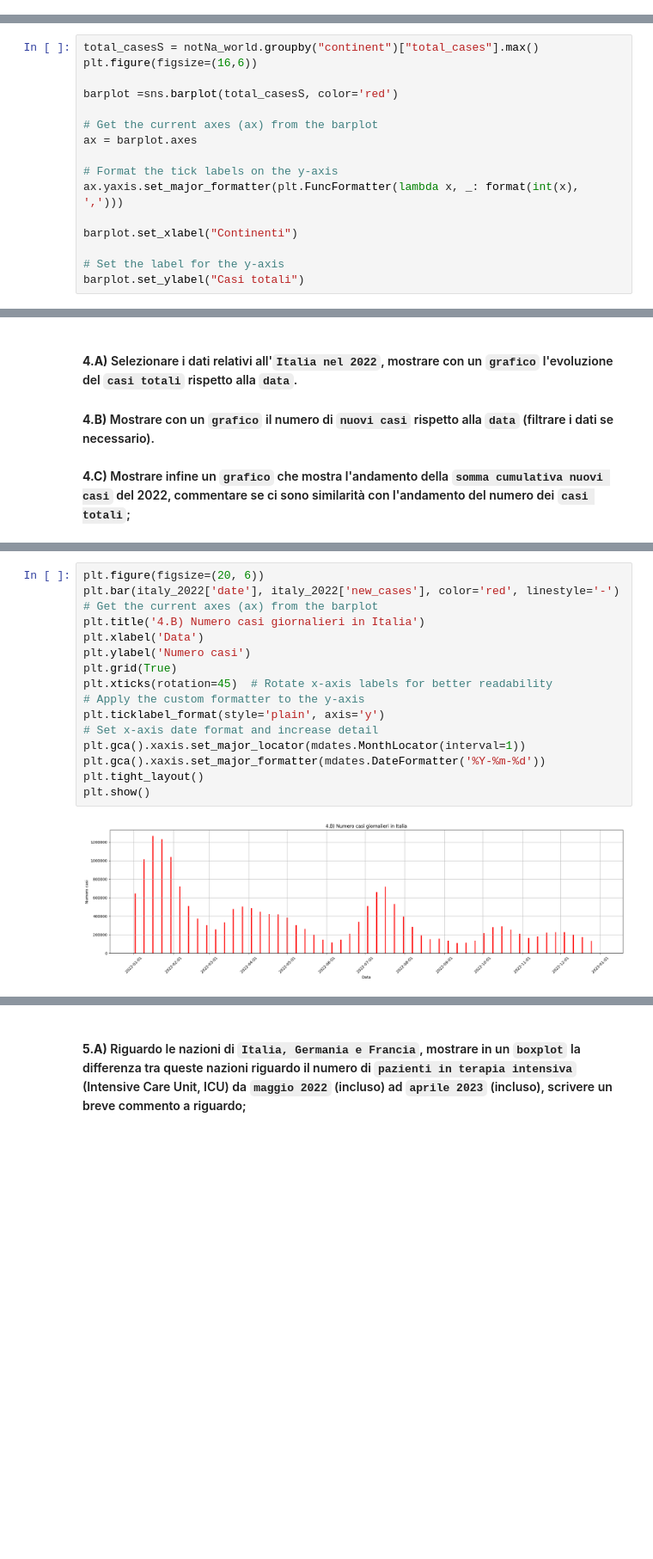
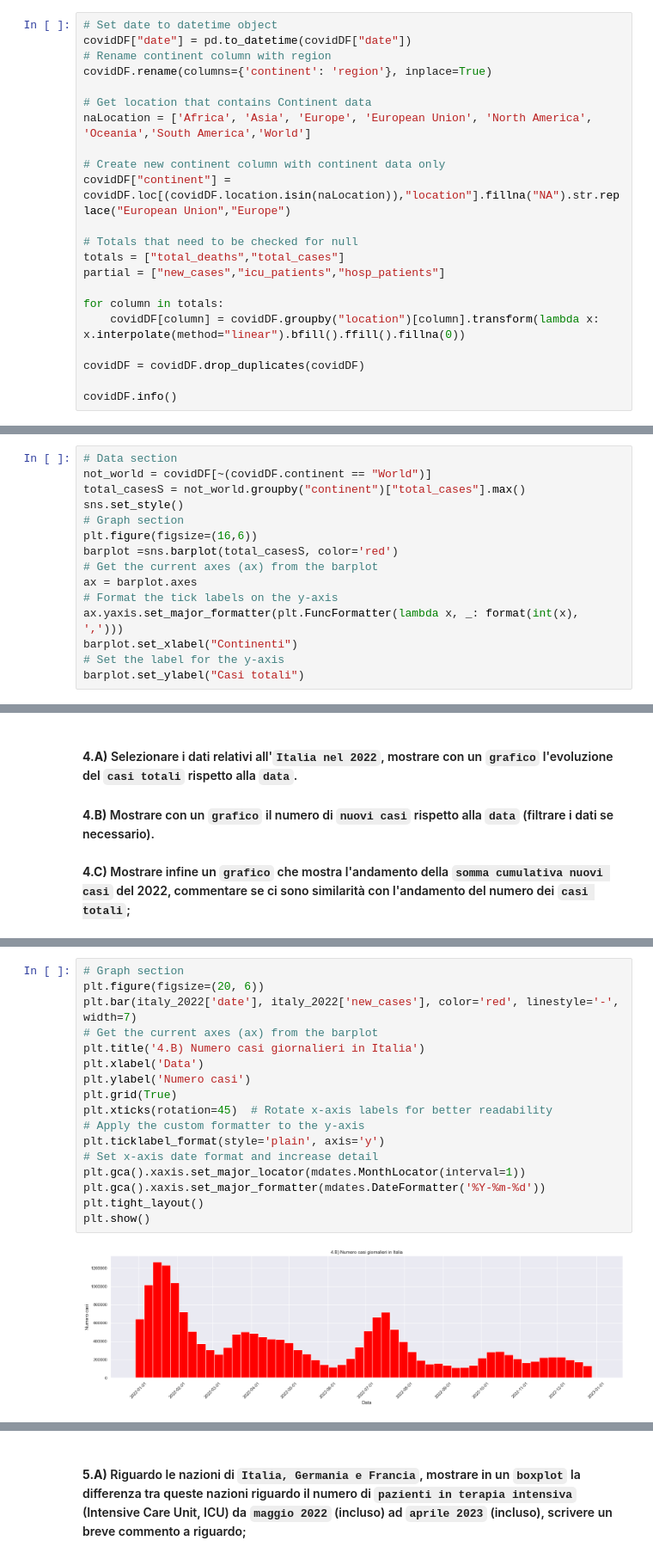
Before and after one commit to StefanoBertaccini1998/Epicode_Project, a Jupyter notebook: M4-4-3/analisi_py/analisi.ipynb, the cells around one changed output, grey strips where cells are left out. Shown at 86% size. Drawn from its saved outputs; the diff is of its cells as text; blank space fills up the shorter version.

```diff
--- a/M4-4-3/analisi_py/analisi.ipynb
+++ b/M4-4-3/analisi_py/analisi.ipynb
@@ -107,0 +59,22 @@ na["total_cases"].max()
+# %%
+# Set date to datetime object
+covidDF["date"] = pd.to_datetime(covidDF["date"])
+# Rename continent column with region
+covidDF.rename(columns={'continent': 'region'}, inplace=True)
+
+# Get location that contains Continent data
+naLocation = ['Africa', 'Asia', 'Europe', 'European Union', 'North America', 'Oceania','South America','World']
+
+# Create new continent column with continent data only
+covidDF["continent"] = covidDF.loc[(covidDF.location.isin(naLocation)),"location"].fillna("NA").str.replace("European Union","Europe")
+
+# Totals that need to be checked for null
+totals = ["total_deaths","total_cases"]
+partial = ["new_cases","icu_patients","hosp_patients"]
+
+for column in totals:
+    covidDF[column] = covidDF.groupby("location")[column].transform(lambda x: x.interpolate(method="linear").bfill().ffill().fillna(0))
+
+covidDF = covidDF.drop_duplicates(covidDF)
+
+covidDF.info()
@@ -109,19 +100,18 @@ na["total_cases"].max()
 #### **2.A)** Per `ogni continente` di trovare `il numero di casi totali` avvenuti in quello stesso continente
 #### **2.B)** Si chiede di non considerare eventuali `locazioni` che nel dataset `non appartengono ad alcun continente`
 # %%
-total_casesS = notNa_world.groupby("continent")["total_cases"].max()
+# Data section
+not_world = covidDF[~(covidDF.continent == "World")]
+total_casesS = not_world.groupby("continent")["total_cases"].max()
+sns.set_style()
+# Graph section
 plt.figure(figsize=(16,6))
-
 barplot =sns.barplot(total_casesS, color='red')
-
 # Get the current axes (ax) from the barplot
 ax = barplot.axes
-
 # Format the tick labels on the y-axis
 ax.yaxis.set_major_formatter(plt.FuncFormatter(lambda x, _: format(int(x), ',')))
-
 barplot.set_xlabel("Continenti")
-
 # Set the label for the y-axis
 barplot.set_ylabel("Casi totali")
 # %% [output]
@@ -180,19 +167,20 @@ plt.show()
 # %%
+# Graph section
 plt.figure(figsize=(20, 6))
-plt.bar(italy_2022['date'], italy_2022['new_cases'], color='red', linestyle='-')
+plt.bar(italy_2022['date'], italy_2022['new_cases'], color='red', linestyle='-', width=7)
 # Get the current axes (ax) from the barplot
 plt.title('4.B) Numero casi giornalieri in Italia')
 plt.xlabel('Data')
 plt.ylabel('Numero casi')
 plt.grid(True)
 plt.xticks(rotation=45)  # Rotate x-axis labels for better readability
 # Apply the custom formatter to the y-axis
 plt.ticklabel_format(style='plain', axis='y')
 # Set x-axis date format and increase detail
 plt.gca().xaxis.set_major_locator(mdates.MonthLocator(interval=1))
 plt.gca().xaxis.set_major_formatter(mdates.DateFormatter('%Y-%m-%d'))
 plt.tight_layout()
 plt.show()
 # %% [output]
-[figure, old version]
+[figure, new version]
 # %%
```
Also changed, not shown: parts of 23 cells of this notebook.
